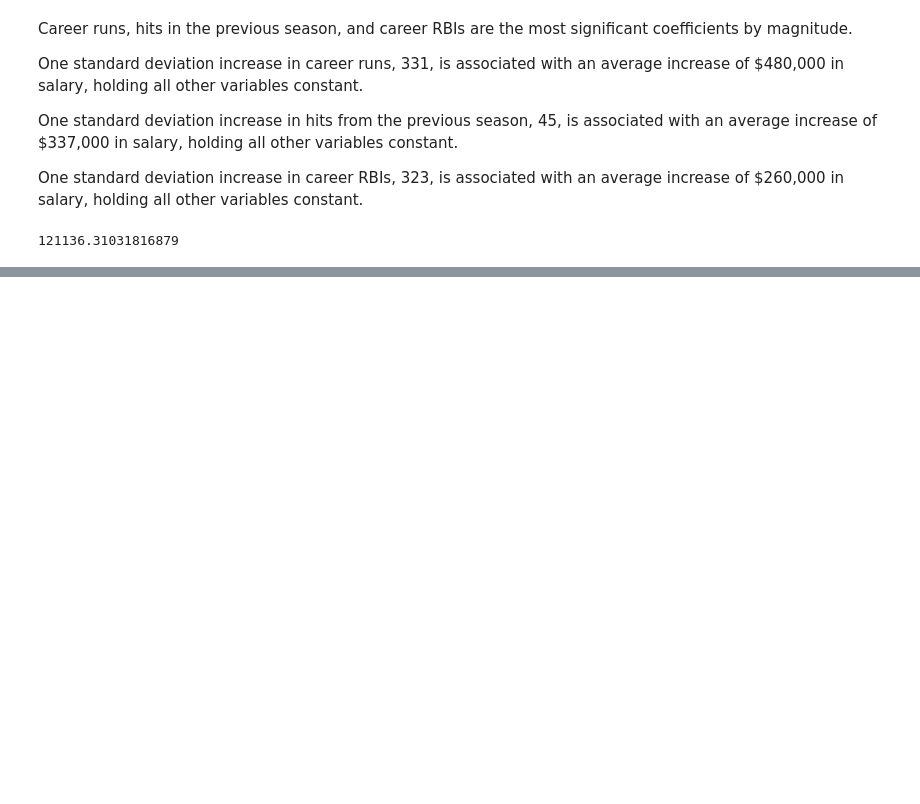
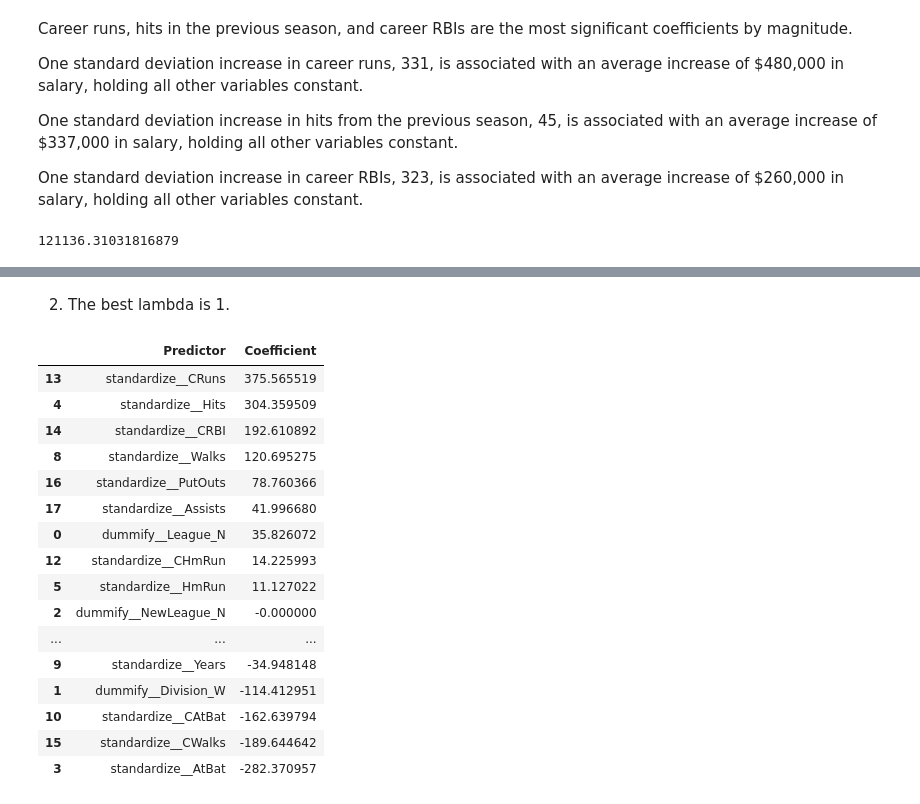
Before and after one commit to r-morag/Labs---GSB-544, a Jupyter notebook: lab_6.ipynb, the cells around one changed output, grey strips where cells are left out. Saved outputs shown, nothing was run; the diff lists cells and outputs as text; code cells hidden in the pictures; blank space fills up the shorter version.

```diff
--- a/lab_6.ipynb
+++ b/lab_6.ipynb
@@ -179,0 +279,23 @@ gscv_fitted = gscv.fit(X, y)
+# %% [markdown]
+2. The best lambda is 1.
+# %%
+lasso_coef = get_coefficients(dataset=df_baseball, model=Lasso(alpha=1))
+lasso_coef
+# %% [output]
+|  | Predictor | Coefficient |
+| 13 | standardize__CRuns | 375.565519 |
+| 4 | standardize__Hits | 304.359509 |
+| 14 | standardize__CRBI | 192.610892 |
+| 8 | standardize__Walks | 120.695275 |
+| 16 | standardize__PutOuts | 78.760366 |
+| 17 | standardize__Assists | 41.996680 |
+| 0 | dummify__League_N | 35.826072 |
+| 12 | standardize__CHmRun | 14.225993 |
+| 5 | standardize__HmRun | 11.127022 |
+| 2 | dummify__NewLeague_N | -0.000000 |
+| ... | ... | ... |
+| 9 | standardize__Years | -34.948148 |
+| 1 | dummify__Division_W | -114.412951 |
+| 10 | standardize__CAtBat | -162.639794 |
+| 15 | standardize__CWalks | -189.644642 |
+| 3 | standardize__AtBat | -282.370957 |
```
Also changed, not shown: parts of 24 cells of this notebook.
